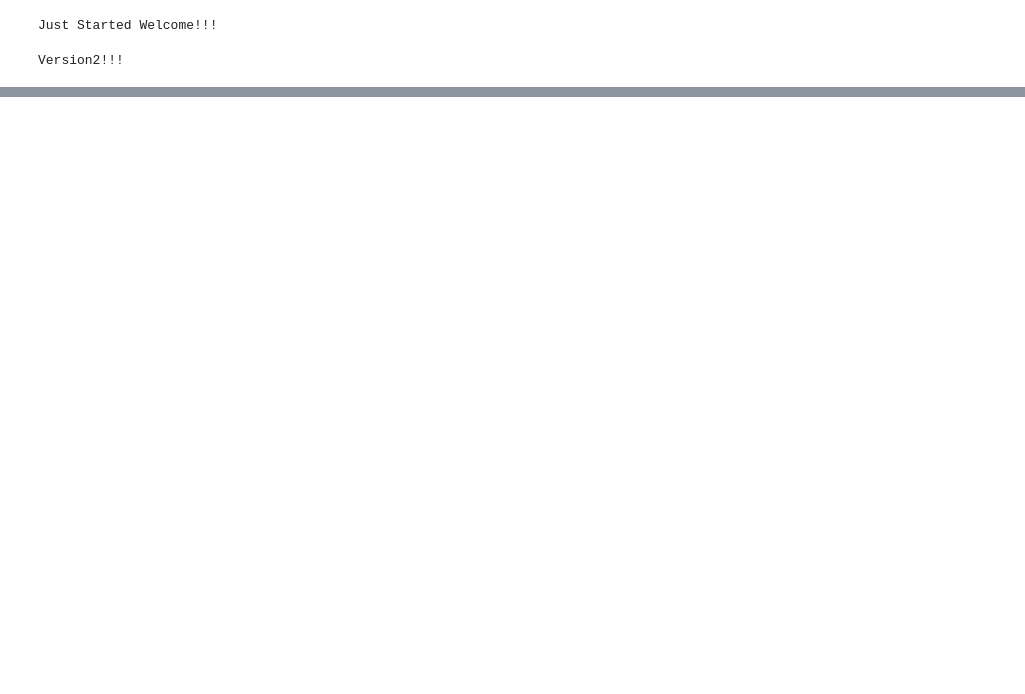
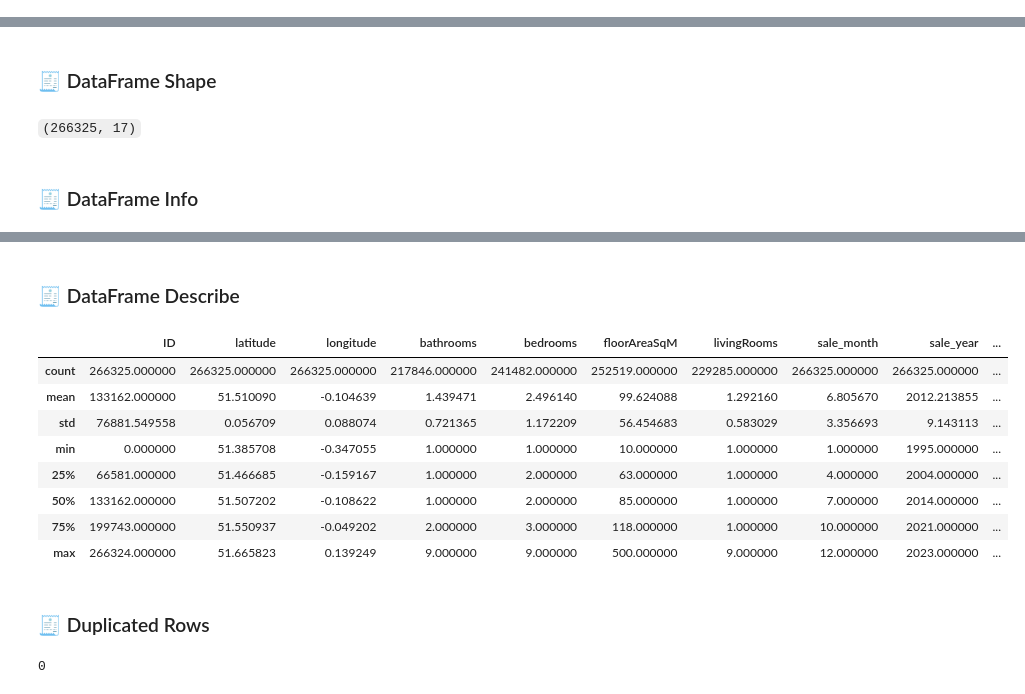
Before and after one commit to DHANP2510/DATA_SCIENCE_LR_LONDON_HOUSE_PRICE_PREDICTION, a Jupyter notebook: notebooks/01-data-cleaning.ipynb, the cells around one changed output, grey strips where cells are left out. Cells and saved outputs as stored; diff of their text form; code cells hidden in the pictures; blank space fills up the shorter version.

Commit message:
Kaggle Notebook | 01_data_cleaning | Version 4

````diff
--- a/notebooks/01-data-cleaning.ipynb
+++ b/notebooks/01-data-cleaning.ipynb
@@ -1,8 +0,0 @@
-# %%
-print("Just Started Welcome!!!")
-# %% [output]
-Just Started Welcome!!!
-# %%
-print("Version2!!!")
-# %% [output]
-Version2!!!
@@ -8,0 +10,49 @@ Version2!!!
+# %%
+# Load dataset
+os.listdir("/kaggle/input")
+df = pd.read_csv("/kaggle/input/london-house-price-prediction-advanced-techniques/train.csv")
+# %%
+
+display(Markdown("""### Question should be asked at this step:
+- 1.  What is the shape of the dataset?
+- 2.  Does this size make sense for modeling, or is it too small/too big?
+- 3.  What types of features do I have? (Numerical, Categorical, Text, Dates, Coordinates?)
+- 4.  Any features with wrong types? (e.g., dates stored as strings?)
+- 5.  Which columns have missing values?
+- 6.  Are they random or do they follow a pattern?
+- 7.  Should I impute, drop, or create an indicator for missingness?
+- 8.  What are the min, max, mean, median, and std of numeric columns?
+- 9.  Are there skewed distributions?
+- 10. Any unrealistic values or outliers?
+- 11. How is the target variable (price) distributed?
+- 12. Does it have skewness or extreme outliers?
+- 13. What’s the range and variance?
+- 14. Any duplicate rows or columns?
+- 15. Do some columns carry the same information (e.g., postcode vs outcode)?
+- 16. Any ID columns with no analytical value?
+- 17. Do latitude and longitude match known regions in London?
+- 18. Are there clusters by postcode or outcode?
+- 19. Which features might affect house prices? (Bedrooms? Location? Property type? Area?)
+- 20. Are there engineered features I can create? (e.g., price_per_sqm, is_flat, property_age"""))
+
+# Intial exploration
+# DataFrame Shape
+display(Markdown("### 🧾 DataFrame Shape"))
+display(Markdown(f"`{df.shape}`"))
+
+# DataFrame Info
+buffer = io.StringIO()
+df.info(buf=buffer)
+info_str = buffer.getvalue()
+
+display(Markdown("### 🧾 DataFrame Info"))
+display(Markdown(f"```\n{info_str}\n```"))
+
+# DataFrame Describe
+display(Markdown("### 🧾 DataFrame Describe"))
+display(df.describe())
+
+#Duplicated rows
+display(Markdown("### 🧾 Duplicated Rows"))
+display(df.duplicated().sum())
+# %% [output]
@@ -8,0 +80,3 @@ Version2!!!
+### 🧾 DataFrame Shape
+`(266325, 17)`
+### 🧾 DataFrame Info
@@ -8,0 +110,12 @@ Version2!!!
+### 🧾 DataFrame Describe
+|  | ID | latitude | longitude | bathrooms | bedrooms | floorAreaSqM | livingRooms | sale_month | sale_year | ... |
+| count | 266325.000000 | 266325.000000 | 266325.000000 | 217846.000000 | 241482.000000 | 252519.000000 | 229285.000000 | 266325.000000 | 266325.000000 | ... |
+| mean | 133162.000000 | 51.510090 | -0.104639 | 1.439471 | 2.496140 | 99.624088 | 1.292160 | 6.805670 | 2012.213855 | ... |
+| std | 76881.549558 | 0.056709 | 0.088074 | 0.721365 | 1.172209 | 56.454683 | 0.583029 | 3.356693 | 9.143113 | ... |
+| min | 0.000000 | 51.385708 | -0.347055 | 1.000000 | 1.000000 | 10.000000 | 1.000000 | 1.000000 | 1995.000000 | ... |
+| 25% | 66581.000000 | 51.466685 | -0.159167 | 1.000000 | 2.000000 | 63.000000 | 1.000000 | 4.000000 | 2004.000000 | ... |
+| 50% | 133162.000000 | 51.507202 | -0.108622 | 1.000000 | 2.000000 | 85.000000 | 1.000000 | 7.000000 | 2014.000000 | ... |
+| 75% | 199743.000000 | 51.550937 | -0.049202 | 2.000000 | 3.000000 | 118.000000 | 1.000000 | 10.000000 | 2021.000000 | ... |
+| max | 266324.000000 | 51.665823 | 0.139249 | 9.000000 | 9.000000 | 500.000000 | 9.000000 | 12.000000 | 2023.000000 | ... |
+### 🧾 Duplicated Rows
+0
````
Also changed, not shown: parts of 5 cells of this notebook.
